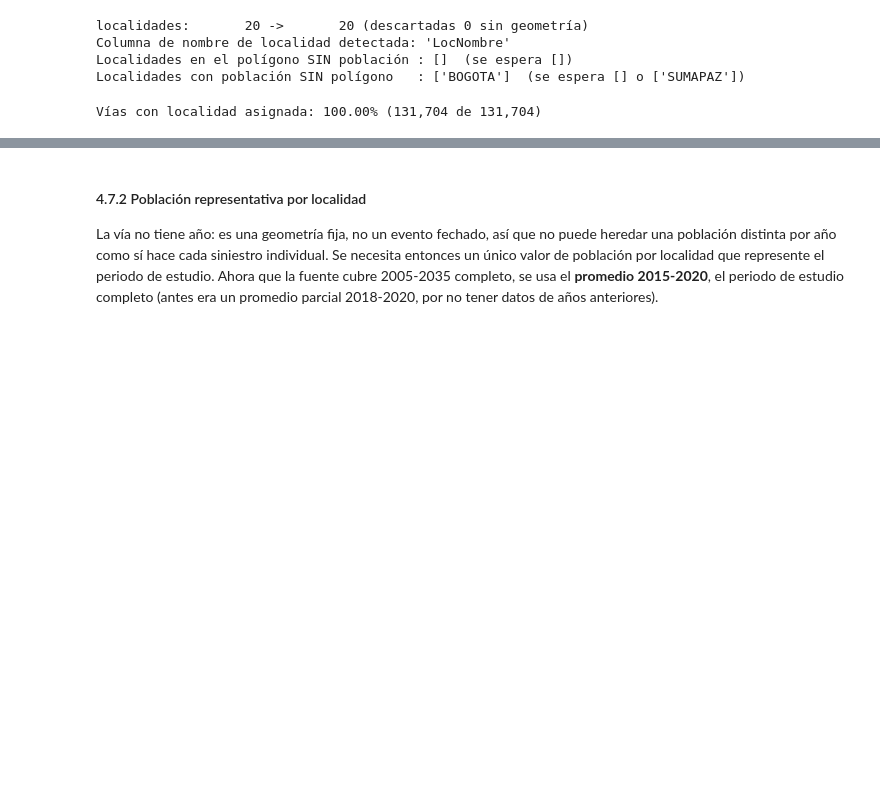
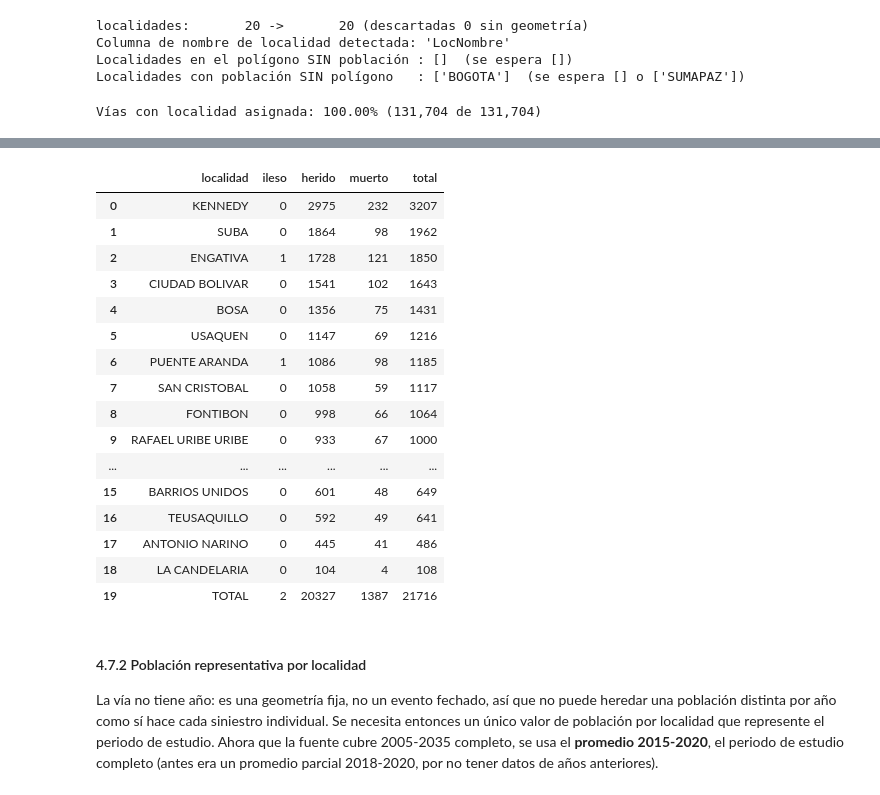
Before and after one commit to BryHerNi21/TT, a Jupyter notebook: Union_segmentos.ipynb, the cells around one changed output, grey strips where cells are left out. Saved outputs shown, nothing was run; the diff lists cells and outputs as text; code cells hidden in the pictures; blank space fills up the shorter version.

Commit message:
tabla localidades

```diff
--- a/Union_segmentos.ipynb
+++ b/Union_segmentos.ipynb
@@ -807,3 +817,52 @@ Vías con localidad asignada: 100.00% (131,704 de 131,704)
+# %%
+# Estado del peatón por localidad (todos los siniestros georreferenciados)
+COL_LOC_TABLA = next((c for c in ['LOCALIDAD', 'LOCALIDAD_DESC', 'LOCALIDAD_ACC', 'LOCALIDAD_HECHO']
+                      if c in siniestros.columns), None)
+if COL_LOC_TABLA is None:
+    raise ValueError(f"No se encontró columna de localidad en siniestros: {sorted(siniestros.columns)}")
+
+tmp = siniestros[[COL_LOC_TABLA, 'ESTADO']].copy()
+tmp['localidad'] = tmp[COL_LOC_TABLA].map(normalizar_texto).fillna('SIN LOCALIDAD')
+tmp['estado'] = tmp['ESTADO'].map(normalizar_texto)
+
+estado_localidad = (
+    pd.crosstab(tmp['localidad'], tmp['estado'])
+      .reindex(columns=['ILESO', 'HERIDO', 'MUERTO'], fill_value=0)
+      .rename(columns={'ILESO': 'ileso', 'HERIDO': 'herido', 'MUERTO': 'muerto'})
+)
+estado_localidad['total'] = estado_localidad.sum(axis=1)
+estado_localidad = (
+    estado_localidad.sort_values('total', ascending=False)
+                    .reset_index()
+)
+estado_localidad.columns.name = None
+
+# Fila de totales
+fila_total = {'localidad': 'TOTAL', **estado_localidad[['ileso', 'herido', 'muerto', 'total']].sum().to_dict()}
+estado_localidad = pd.concat([estado_localidad, pd.DataFrame([fila_total])], ignore_index=True)
+
+# Control: el total debe coincidir con el número de siniestros
+assert estado_localidad.loc[estado_localidad['localidad'] == 'TOTAL', 'total'].iloc[0] == len(siniestros)
+
+estado_localidad
+# %% [output]
+|  | localidad | ileso | herido | muerto | total |
+| 0 | KENNEDY | 0 | 2975 | 232 | 3207 |
+| 1 | SUBA | 0 | 1864 | 98 | 1962 |
+| 2 | ENGATIVA | 1 | 1728 | 121 | 1850 |
+| 3 | CIUDAD BOLIVAR | 0 | 1541 | 102 | 1643 |
+| 4 | BOSA | 0 | 1356 | 75 | 1431 |
+| 5 | USAQUEN | 0 | 1147 | 69 | 1216 |
+| 6 | PUENTE ARANDA | 1 | 1086 | 98 | 1185 |
+| 7 | SAN CRISTOBAL | 0 | 1058 | 59 | 1117 |
+| 8 | FONTIBON | 0 | 998 | 66 | 1064 |
+| 9 | RAFAEL URIBE URIBE | 0 | 933 | 67 | 1000 |
+| ... | ... | ... | ... | ... | ... |
+| 15 | BARRIOS UNIDOS | 0 | 601 | 48 | 649 |
+| 16 | TEUSAQUILLO | 0 | 592 | 49 | 641 |
+| 17 | ANTONIO NARINO | 0 | 445 | 41 | 486 |
+| 18 | LA CANDELARIA | 0 | 104 | 4 | 108 |
+| 19 | TOTAL | 2 | 20327 | 1387 | 21716 |
 # %% [markdown]
 #### 4.7.2 Población representativa por localidad
 
```
Also changed, not shown: parts of 3 cells of this notebook.
